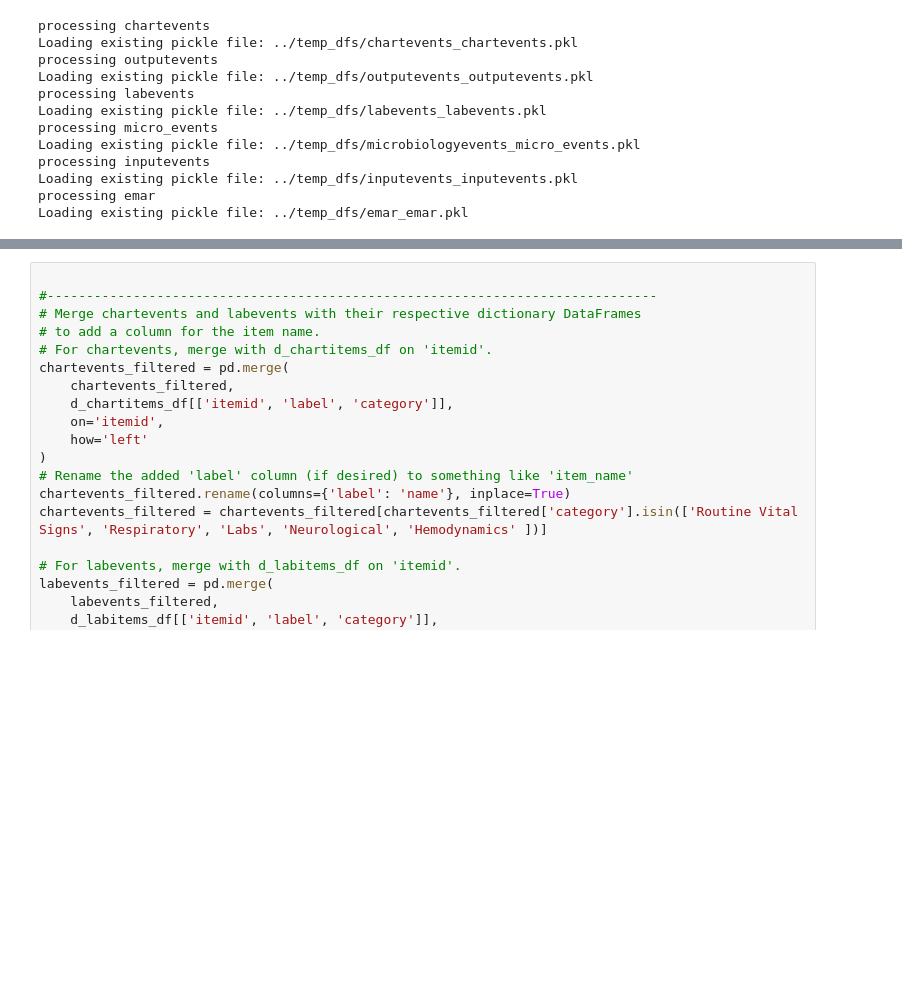
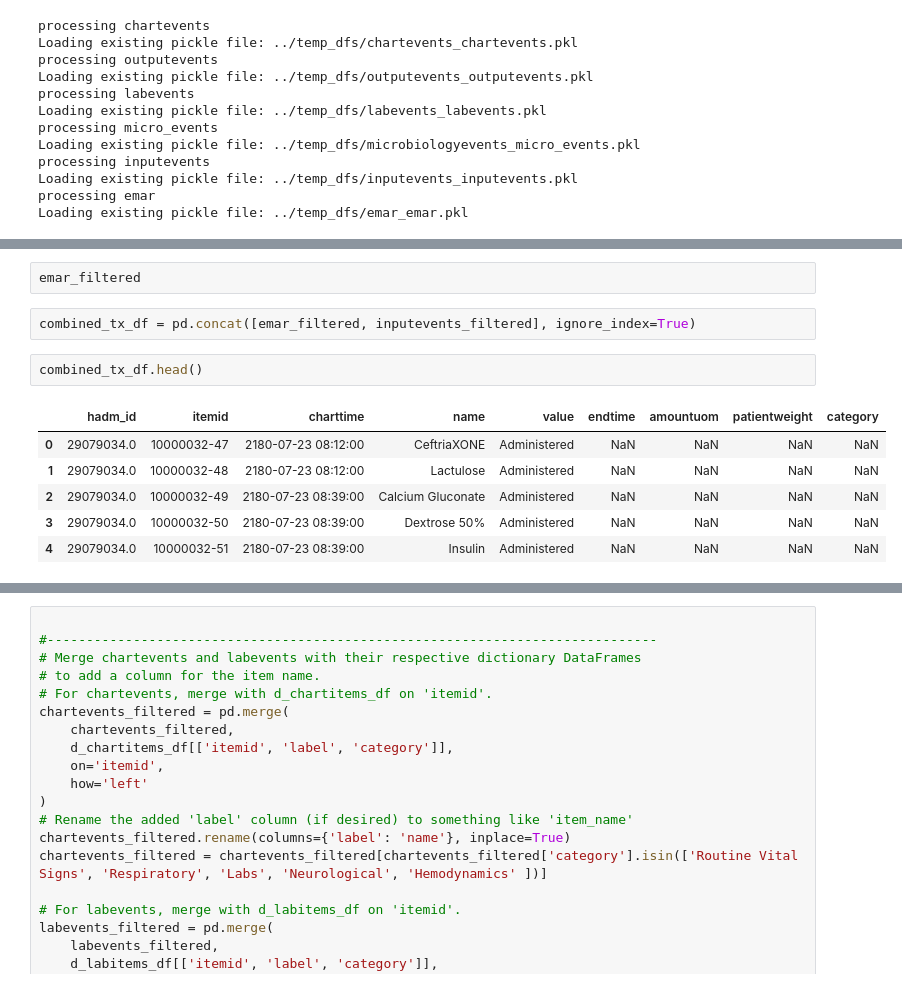
Before and after one commit to rickconci/GeomMLProj, a Jupyter notebook: data_scripts/GeomML_dataloader.ipynb, the cells around one changed output, grey strips where cells are left out. Saved outputs shown, nothing was run; the diff lists cells and outputs as text; blank space fills up the shorter version.

```diff
--- a/data_scripts/GeomML_dataloader.ipynb
+++ b/data_scripts/GeomML_dataloader.ipynb
@@ -295,0 +279,13 @@ Loading existing pickle file: ../temp_dfs/emar_emar.pkl
+# %%
+emar_filtered
+# %%
+combined_tx_df = pd.concat([emar_filtered, inputevents_filtered], ignore_index=True)
+# %%
+combined_tx_df.head()
+# %% [output]
+|  | hadm_id | itemid | charttime | name | value | endtime | amountuom | patientweight | category |
+| 0 | 29079034.0 | 10000032-47 | 2180-07-23 08:12:00 | CeftriaXONE | Administered | NaN | NaN | NaN | NaN |
+| 1 | 29079034.0 | 10000032-48 | 2180-07-23 08:12:00 | Lactulose | Administered | NaN | NaN | NaN | NaN |
+| 2 | 29079034.0 | 10000032-49 | 2180-07-23 08:39:00 | Calcium Gluconate | Administered | NaN | NaN | NaN | NaN |
+| 3 | 29079034.0 | 10000032-50 | 2180-07-23 08:39:00 | Dextrose 50% | Administered | NaN | NaN | NaN | NaN |
+| 4 | 29079034.0 | 10000032-51 | 2180-07-23 08:39:00 | Insulin | Administered | NaN | NaN | NaN | NaN |
```
Also changed, not shown: parts of 18 cells of this notebook, 47 other files.
